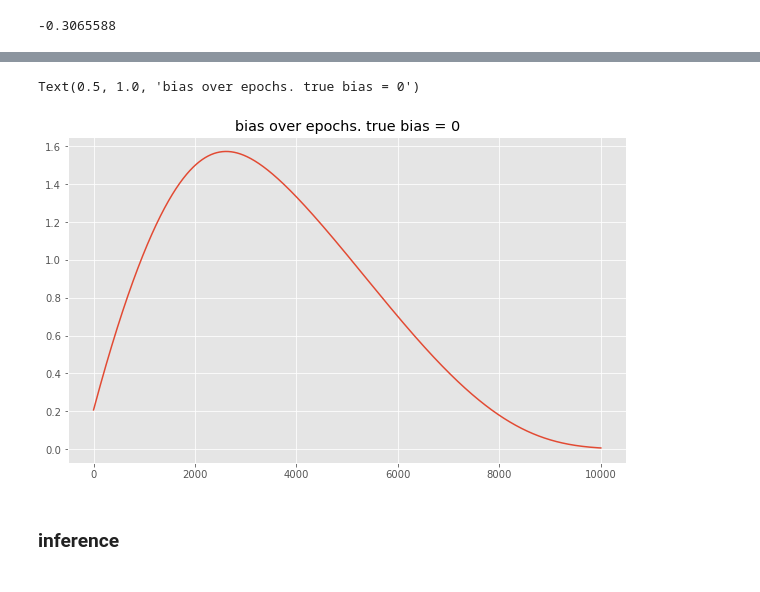
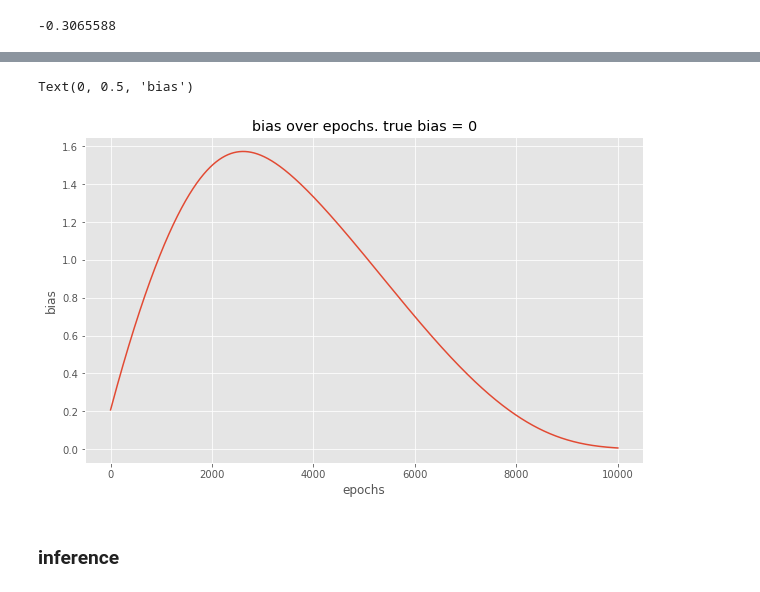
Before and after one commit to atmosinf/ml_practice, a Jupyter notebook: pytorch/notebooks/simple_nn_linear_1_single_neuron.ipynb, the cells around one changed output, grey strips where cells are left out. Cells and saved outputs as stored; diff of their text form; code cells hidden in the pictures.

```diff
--- a/pytorch/notebooks/simple_nn_linear_1_single_neuron.ipynb
+++ b/pytorch/notebooks/simple_nn_linear_1_single_neuron.ipynb
@@ -369,10 +375,12 @@ Text(0.5, 1.0, 'w2 over epochs. true w2 = 3')
-# %%
-plt.figure(figsize=(10,6))
-plt.plot(np.arange(epochs), running_bias)
-plt.title('bias over epochs. true bias = 0')
-# %% [output]
-Text(0.5, 1.0, 'bias over epochs. true bias = 0')
-[figure, removed]
+# %%
+plt.figure(figsize=(10,6))
+plt.plot(np.arange(epochs), running_bias)
+plt.title('bias over epochs. true bias = 0')
+plt.xlabel('epochs')
+plt.ylabel('bias')
+# %% [output]
+Text(0, 0.5, 'bias')
+[figure, added]
 # %% [markdown]
 ### inference
 # %% [markdown]
```
Also changed, not shown: parts of 5 cells of this notebook.
